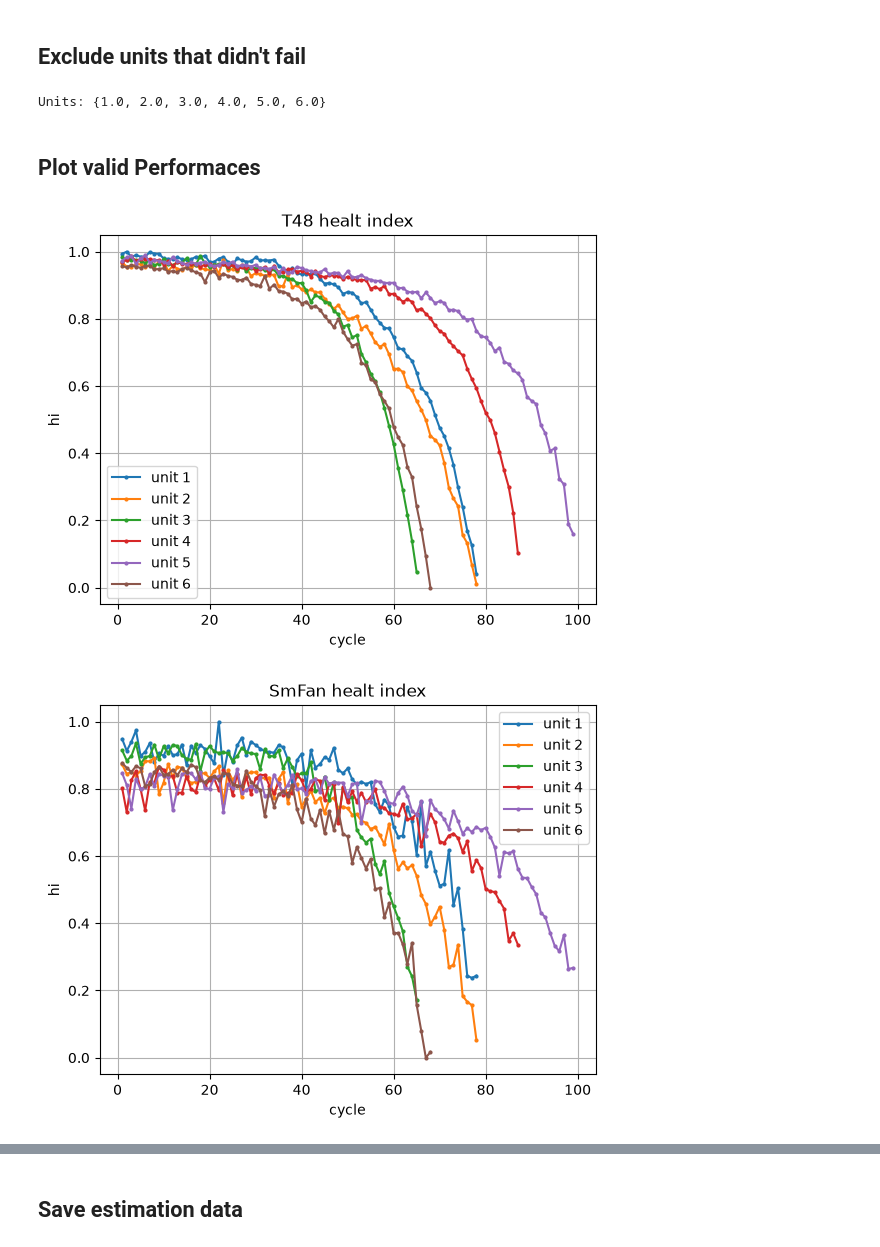
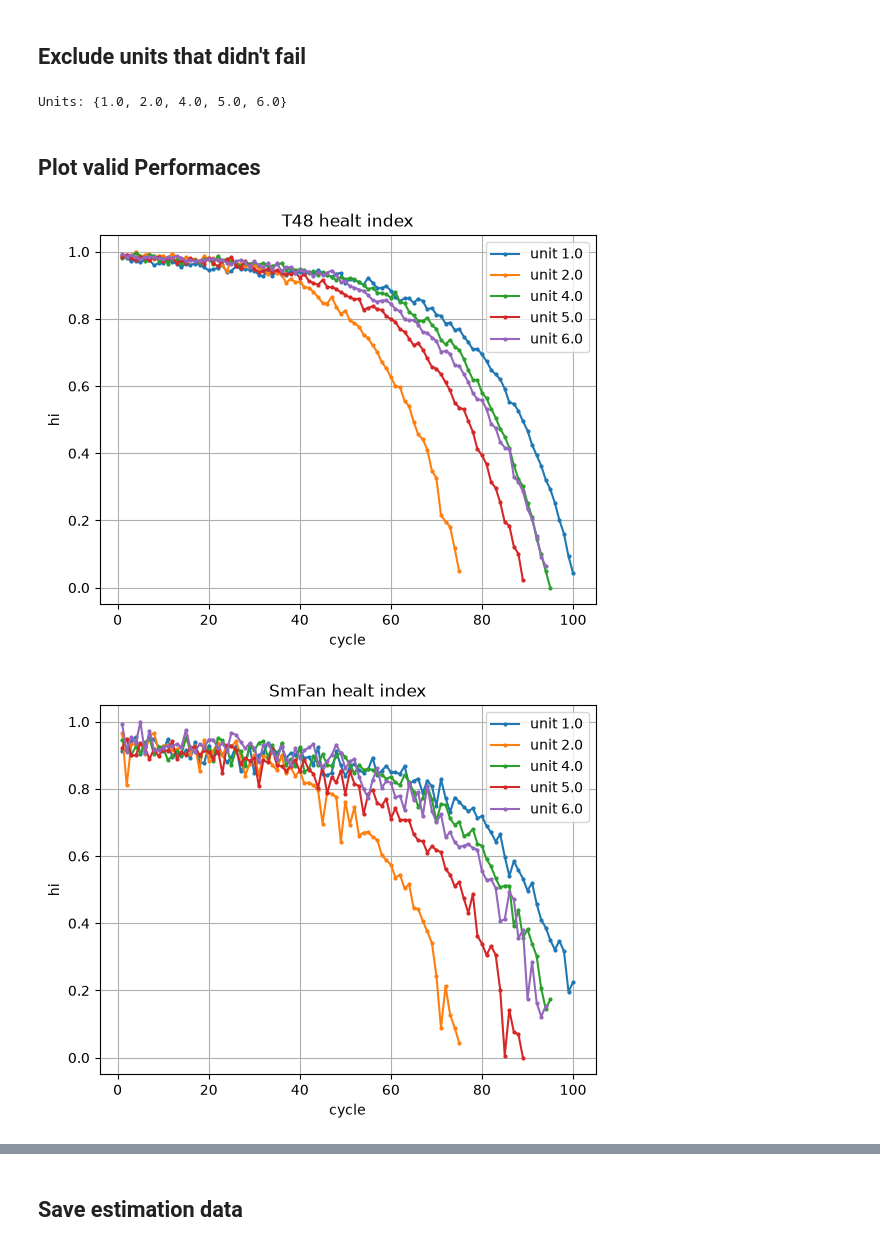
Before and after one commit to 4belito/deep-performance-rul, a Jupyter notebook: 3-estimation_data.ipynb, the cells around one changed output, grey strips where cells are left out. Cells and saved outputs as stored; diff of their text form; code cells hidden in the pictures.

```diff
--- a/3-estimation_data.ipynb
+++ b/3-estimation_data.ipynb
@@ -33,4 +23,8 @@ PosixPath('/lustre/diazgonz/deep-performance-rul/experiments/DS06')
 data_split = "dev"  # "test"  #
+# %%
+DATA_DIR, OPCOND_DIR, ESTIMATION_DIR = config.dataset_paths(
+    DATA_NAME, fields=["data", "opcond", "estimation"]
+)
 # %% [markdown]
 ## 1. Load dataset
 # %%
@@ -51,7 +45,7 @@ for perf in pipe.get_performances():
             y=perf,
             ax=ax,
             legend=True,
-            label=f"unit {int(unit)}",
+            label=f"unit {unit}",
             style="-o",
             markersize=2,
             grid=True,
@@ -69,7 +63,7 @@ for perf in pipe.get_performances():
 df_hi = df_hi[
     ["unit"]
     + ["cycle"]
-    + pipe.get_valid_performances(min_corr=MIN_CORR, min_range=MIN_RANGE)
+    + pipe.get_valid_performances(min_corr=config.MIN_CORR, min_range=config.MIN_RANGE)
 ]
 
 df_cycle = df.drop_duplicates(subset=["unit", "cycle"], keep="last")
@@ -79,9 +73,11 @@ df_hi["hs"] = df_cycle["hs"].values
 # %%
 if data_split == "dev":
     valid_units = set()
-    for perf in pipe.get_valid_performances(min_corr=MIN_CORR, min_range=MIN_RANGE):
+    for perf in pipe.get_valid_performances(
+        min_corr=config.MIN_CORR, min_range=config.MIN_RANGE
+    ):
         failed_units_perf = (
-            df_hi.loc[df_hi[perf] < FAILED_THRESHOLD, "unit"].unique().tolist()
+            df_hi.loc[df_hi[perf] < config.FAILED_THRESHOLD, "unit"].unique().tolist()
         )
         valid_units = valid_units.union(set(failed_units_perf))
 else:
@@ -90,25 +86,27 @@ else:
 df_hi = df_hi[df_hi["unit"].isin(valid_units)]
 print(f"Units: {valid_units}")
 # %% [output]
-Units: {1.0, 2.0, 3.0, 4.0, 5.0, 6.0}
+Units: {1.0, 2.0, 4.0, 5.0, 6.0}
 # %% [markdown]
 ## Plot valid Performaces
 # %%
-for perf in pipe.get_valid_performances(min_corr=MIN_CORR, min_range=MIN_RANGE):
+for perf in pipe.get_valid_performances(
+    min_corr=config.MIN_CORR, min_range=config.MIN_RANGE
+):
     fig, ax = plt.subplots()
     ax.set_ylabel("hi")
     ax.set_title(f"{perf} healt index")
     for unit, df_unit in df_hi.groupby("unit"):
         df_unit.plot(
             x="cycle",
             y=perf,
             ax=ax,
             legend=True,
-            label=f"unit {int(unit)}",
+            label=f"unit {unit}",
             style="-o",
             markersize=2,
             grid=True,
         )
 # %% [output]
-[figure, old version]
+[figure, new version]
-[figure, old version]
+[figure, new version]
```
Also changed, not shown: parts of 4 cells of this notebook, 38 other files.
